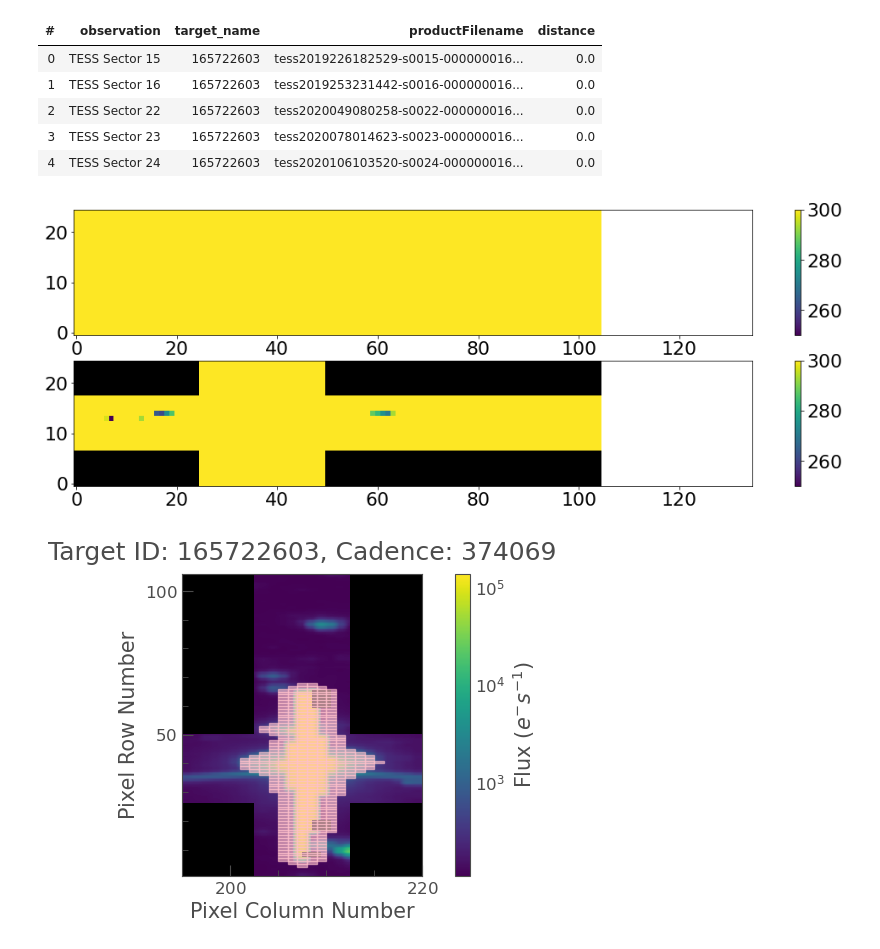
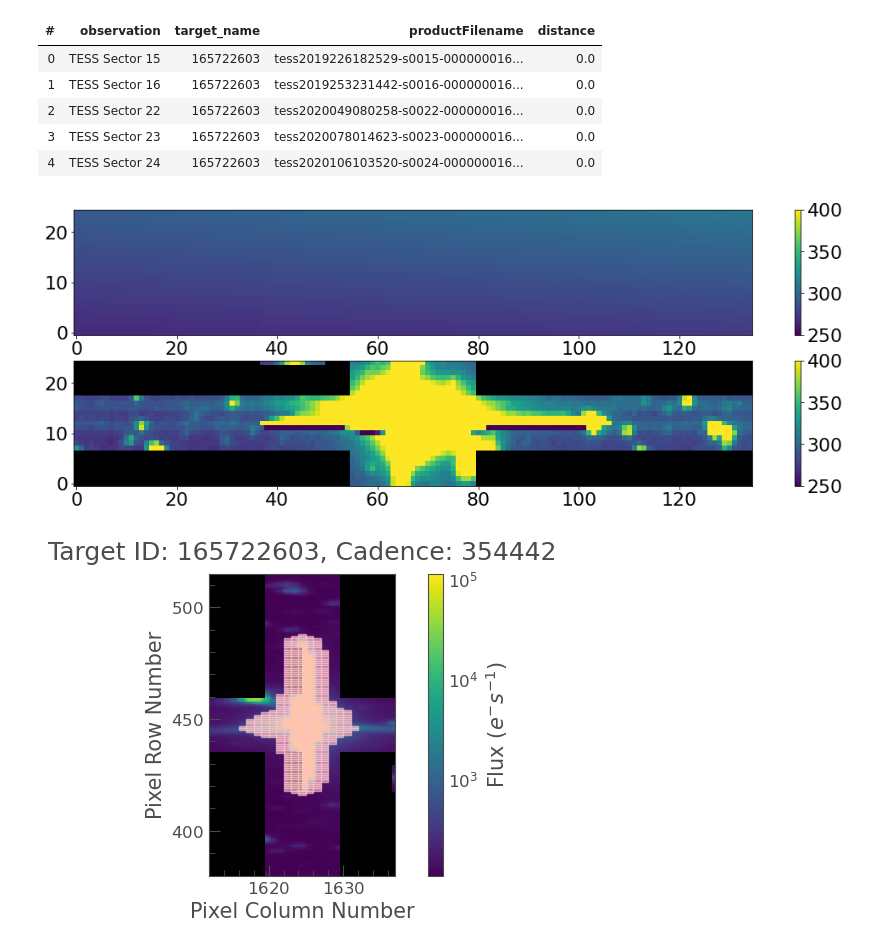
Before and after one commit to hvidy/tessbkgd, a Jupyter notebook: notebooks/iot_Dra_tpf.ipynb, the cells around one changed output. Drawn from its saved outputs; the diff is of its cells as text; code cells hidden in the pictures.

```diff
--- a/notebooks/iot_Dra_tpf.ipynb
+++ b/notebooks/iot_Dra_tpf.ipynb
@@ -29,9 +7,9 @@ from lightkurve import MPLSTYLE
 # %%
 %pylab inline --no-import-all
-matplotlib.rcParams['image.origin'] = 'lower'
-matplotlib.rcParams['figure.figsize']=(10.0,10.0)    #(6.0,4.0)
-matplotlib.rcParams['font.size']=22              #10
-matplotlib.rcParams['savefig.dpi']= 300             #72
+mpl.rcParams['image.origin'] = 'lower'
+mpl.rcParams['figure.figsize']=(10.0,10.0)    #(6.0,4.0)
+mpl.rcParams['font.size']=22              #10
+mpl.rcParams['savefig.dpi']= 300             #72
 colours = mpl.rcParams['axes.prop_cycle'].by_key()['color']
 # %% [output]
 Populating the interactive namespace from numpy and matplotlib
@@ -50,7 +28,7 @@ SearchResult containing 5 data products.
 | 3 | TESS Sector 23 | 165722603 | tess2020078014623-s0023-000000016... | 0.0 |
 | 4 | TESS Sector 24 | 165722603 | tess2020106103520-s0024-000000016... | 0.0 |
 # %%
-tpf = search[1].download()
+tpf = search[0].download()
 # %%
 tpf.__class__ = tessbkgd.tessbkgd.bkgd_tpf
 # %%
@@ -58,34 +36,27 @@ newbkgd = tpf.get_bkgd()
 # %%
 fig,axes = plt.subplots(2,1,figsize=(18,6))
 
 xl=-0.5,134.5
 asp = 1
 frame = 8250
-cmax = 300
+cmax = 400
 cmin = 250
 
 cmap = mpl.cm.viridis
-# norm = np.size(newmask)
 cmap.set_bad('k',1.)
 im = ((newbkgd[frame,:,:]).T)
-# plt.imshow(im,cmap=cmap, vmin=-2*np.nanmax(im),vmax=2*np.nanmax(im),
-#     interpolation='None',origin='lower')
 img = axes[0].imshow(im,cmap=cmap, vmin=np.nanmin(cmin),vmax=np.nanmax(cmax),
     interpolation='None',origin='lower',aspect=asp)
-axes[0].set_xlim(xl)
 plt.colorbar(img, ax=axes[0])
 
 im2 = (((tpf.flux[frame,:,:]+tpf.flux_bkg[frame,:,:])).T)
-# plt.imshow(im,cmap=cmap, vmin=-2*np.nanmax(im),vmax=2*np.nanmax(im),
-#     interpolation='None',origin='lower')
 img = axes[1].imshow(im2,cmap=cmap, vmin=np.nanmin(cmin),vmax=np.nanmax(cmax),
     interpolation='None',origin='lower',aspect=asp)
-axes[1].set_xlim(xl)
 plt.colorbar(img, ax=axes[1])
 
 plt.show()
 # %% [output]
-[figure, old version]
+[figure, new version]
 # %%
 tpf.flux = tpf.flux + tpf.flux_bkg - newbkgd
 tpf.flux_bkg = newbkgd
@@ -99,4 +70,4 @@ sapmask = binary_dilation(sapmask)
 tpf.plot(aspect=0.3, scale='log', bkg = True, frame = 6000, aperture_mask = sapmask)
 plt.show()
 # %% [output]
-[figure, old version]
+[figure, new version]
```
Also changed, not shown: parts of 8 cells of this notebook.
